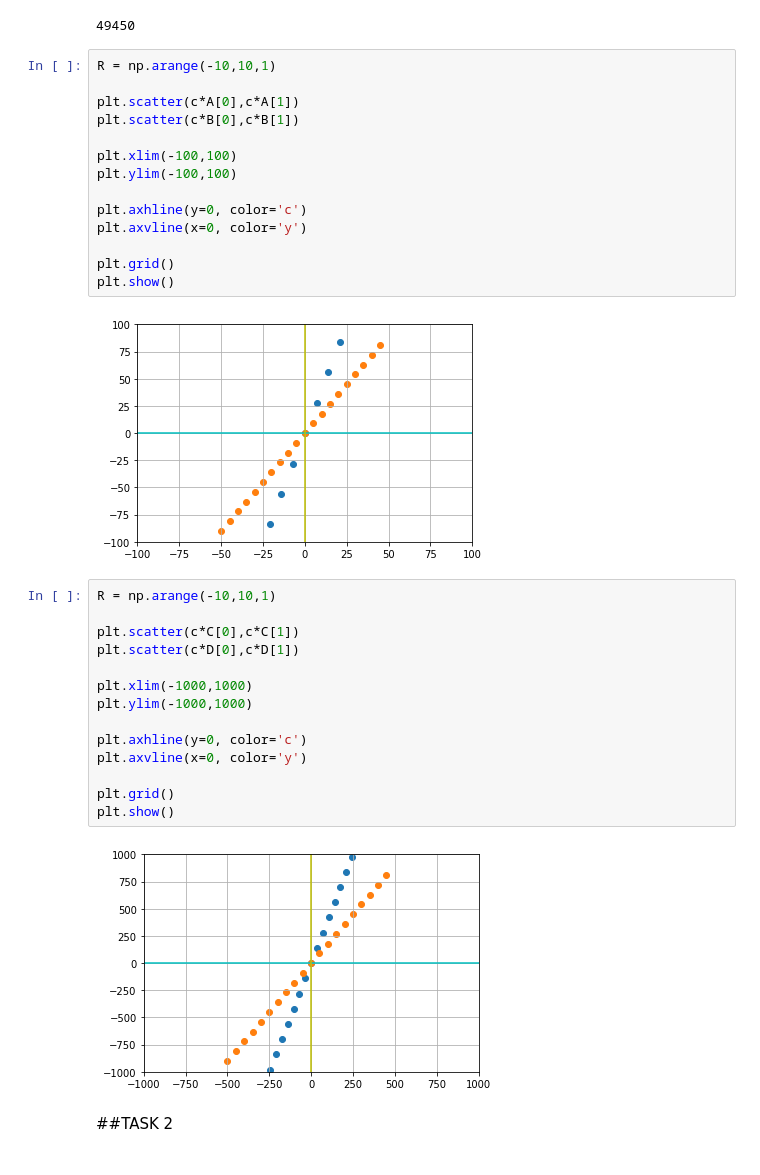
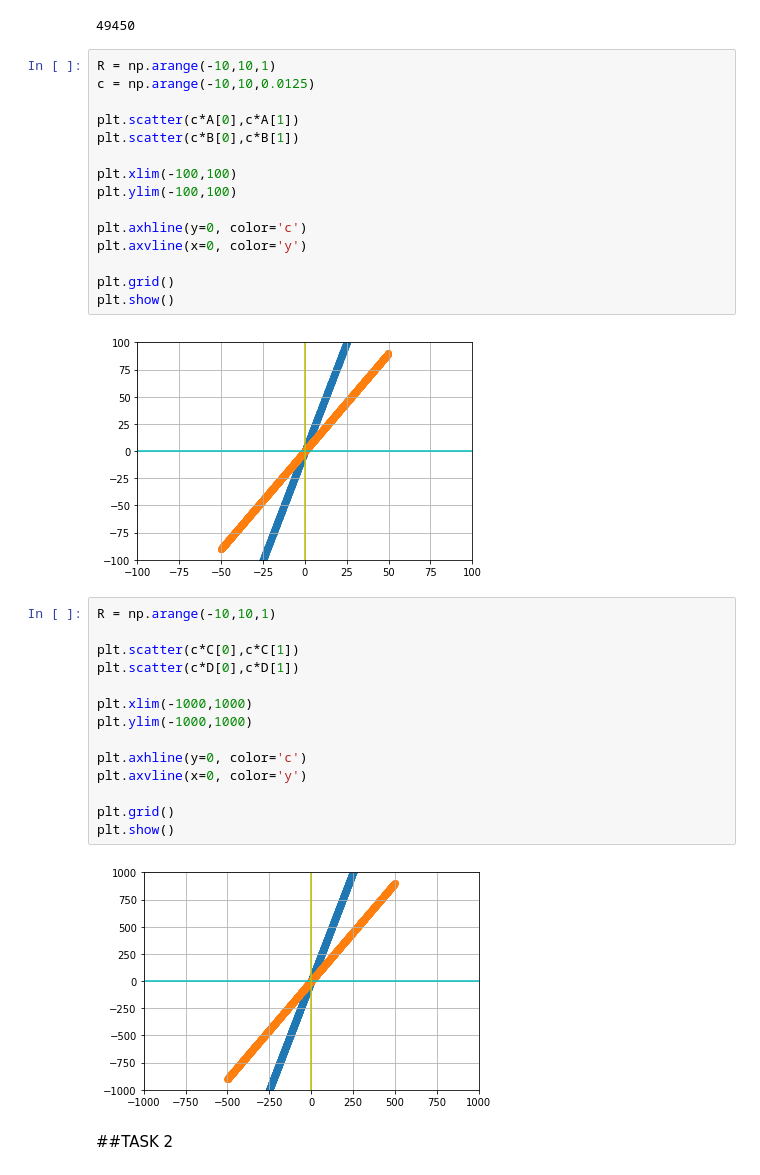
Before and after one commit to otorregrosa/LinearAlg, a Jupyter notebook: Lab3.ipynb, the cells around one changed output. Drawn from its saved outputs; the diff is of its cells as text.

```diff
--- a/Lab3.ipynb
+++ b/Lab3.ipynb
@@ -24,20 +24,21 @@ V
 49450
 # %%
 R = np.arange(-10,10,1)
+c = np.arange(-10,10,0.0125)
 
 plt.scatter(c*A[0],c*A[1])
 plt.scatter(c*B[0],c*B[1])
 
 plt.xlim(-100,100)
 plt.ylim(-100,100)
 
 plt.axhline(y=0, color='c')
 plt.axvline(x=0, color='y')
 
 plt.grid()
 plt.show()
 # %% [output]
-[figure, old version]
+[figure, new version]
 # %%
 R = np.arange(-10,10,1)
 
@@ -53,7 +54,7 @@ plt.axvline(x=0, color='y')
 plt.grid()
 plt.show()
 # %% [output]
-[figure, old version]
+[figure, new version]
 # %% [markdown]
 ##TASK 2
 # %%
```
Also changed, not shown: parts of 1 cell of this notebook.
